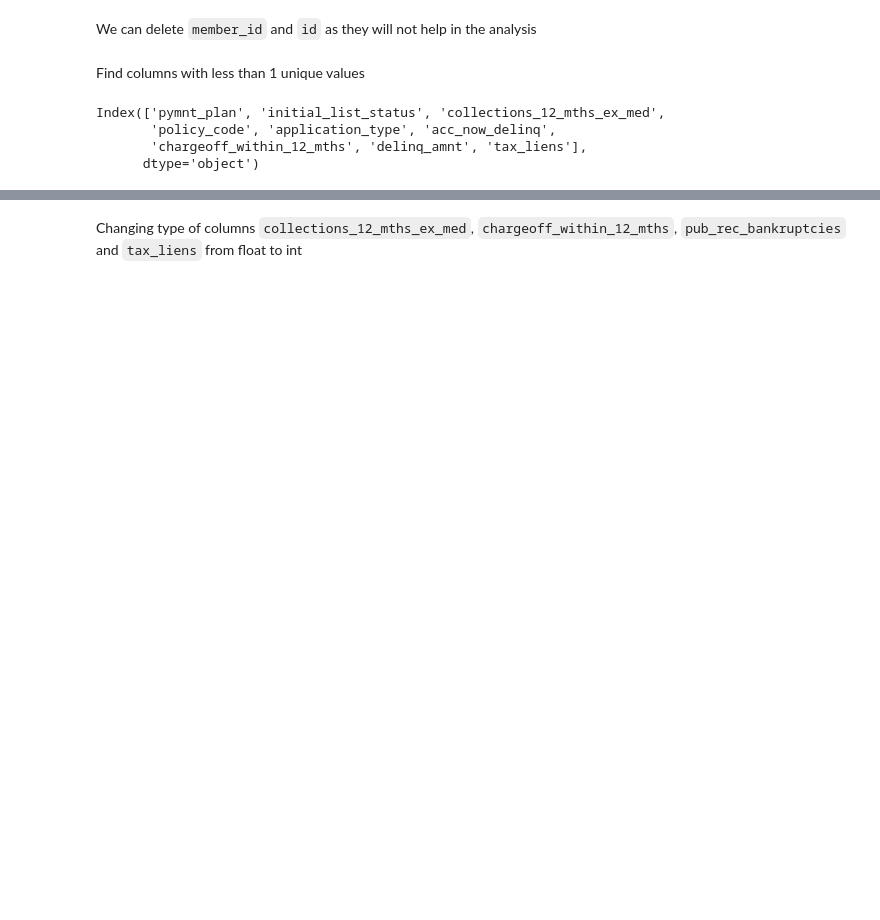
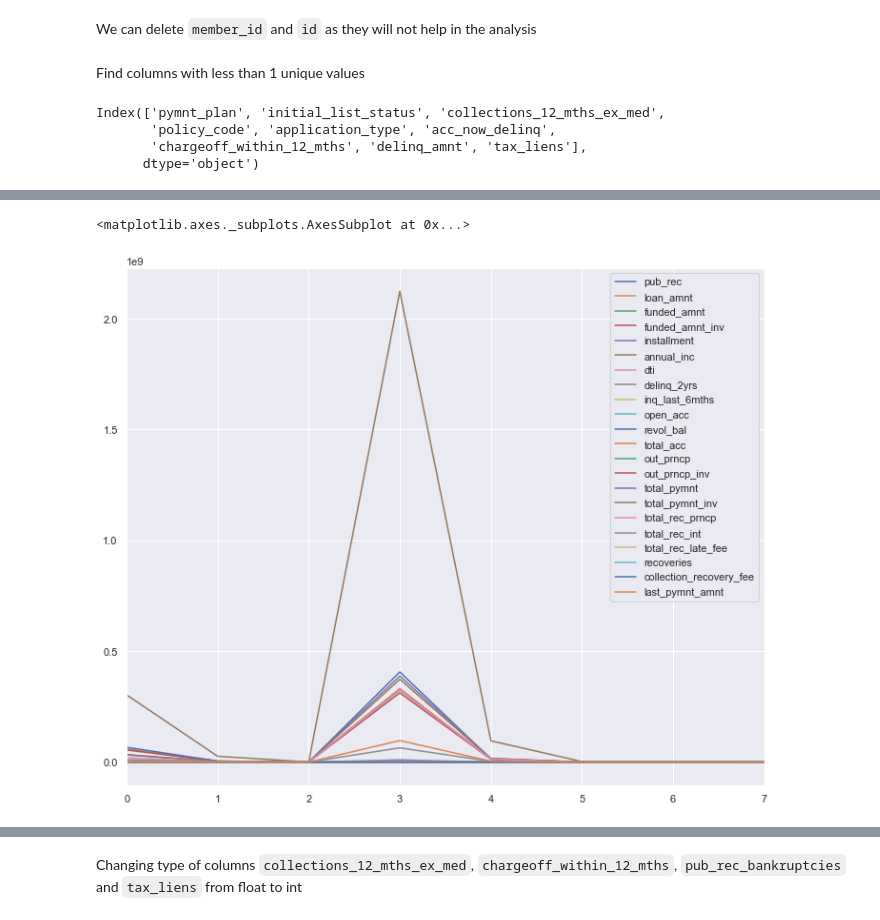
Before and after one commit to ashwanikumar04/loan-defaulter-case-study, a Jupyter notebook: ashwani_kumar.ipynb, the cells around one changed output, grey strips where cells are left out. Cells and saved outputs as stored; diff of their text form; code cells hidden in the pictures; blank space fills up the shorter version.

```diff
--- a/ashwani_kumar.ipynb
+++ b/ashwani_kumar.ipynb
@@ -239,6 +231,3 @@ pretty_print_dictionary(get_columns_with_nan_percentage(loans))
   "percentage": 65.79
  }
 ]
-# %%
-loans[['emp_title', 'title']] = loans[['emp_title','title']].fillna(value='NA')
-pretty_print_dictionary(get_columns_with_nan_percentage(loans))
@@ -340,0 +316,5 @@ loans.head()
+# %%
+loans.groupby(['loan_status','pub_rec']).sum().reset_index().plot()
+# %% [output]
+<matplotlib.axes._subplots.AxesSubplot at 0x...>
+[figure, added]
```
Also changed, not shown: parts of 38 cells of this notebook.
